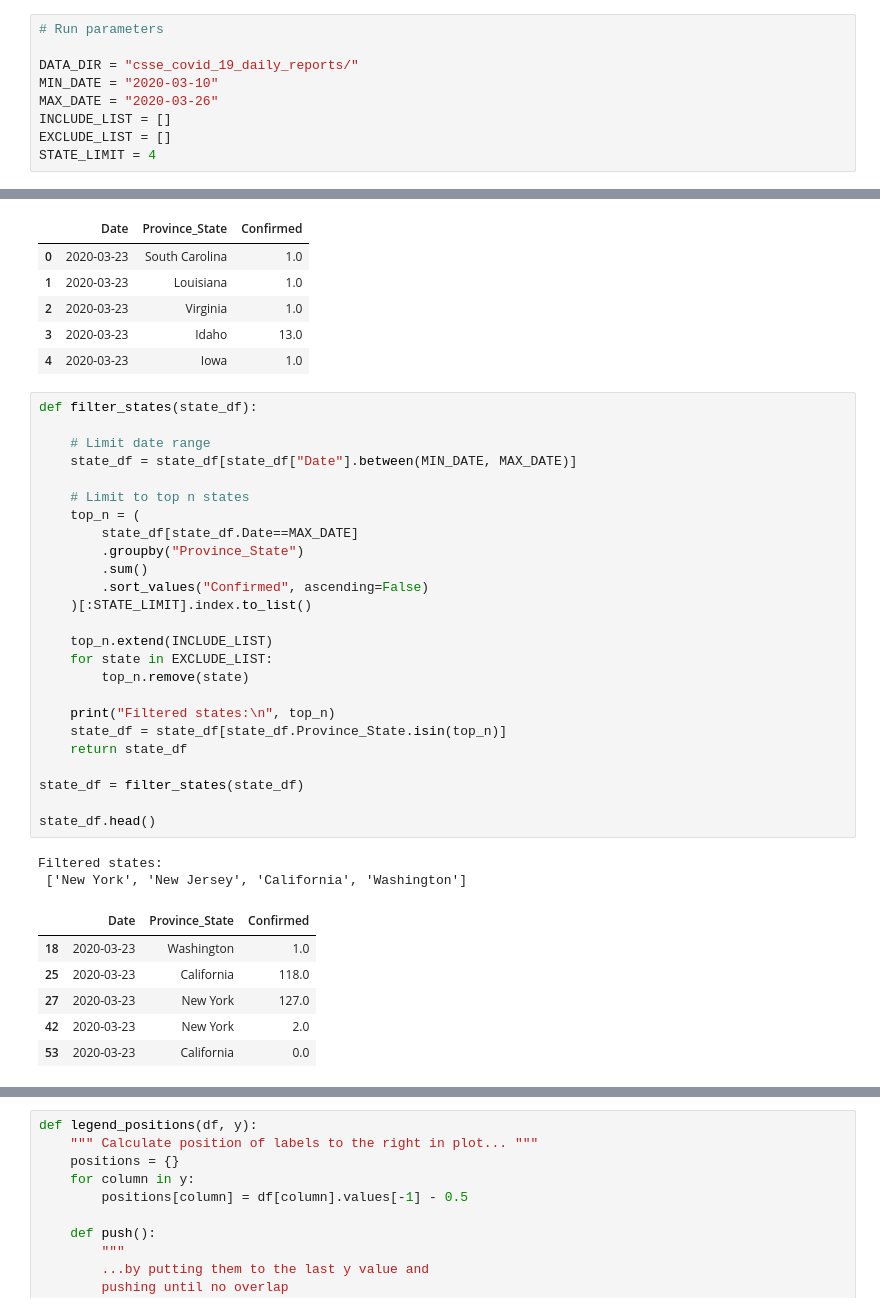
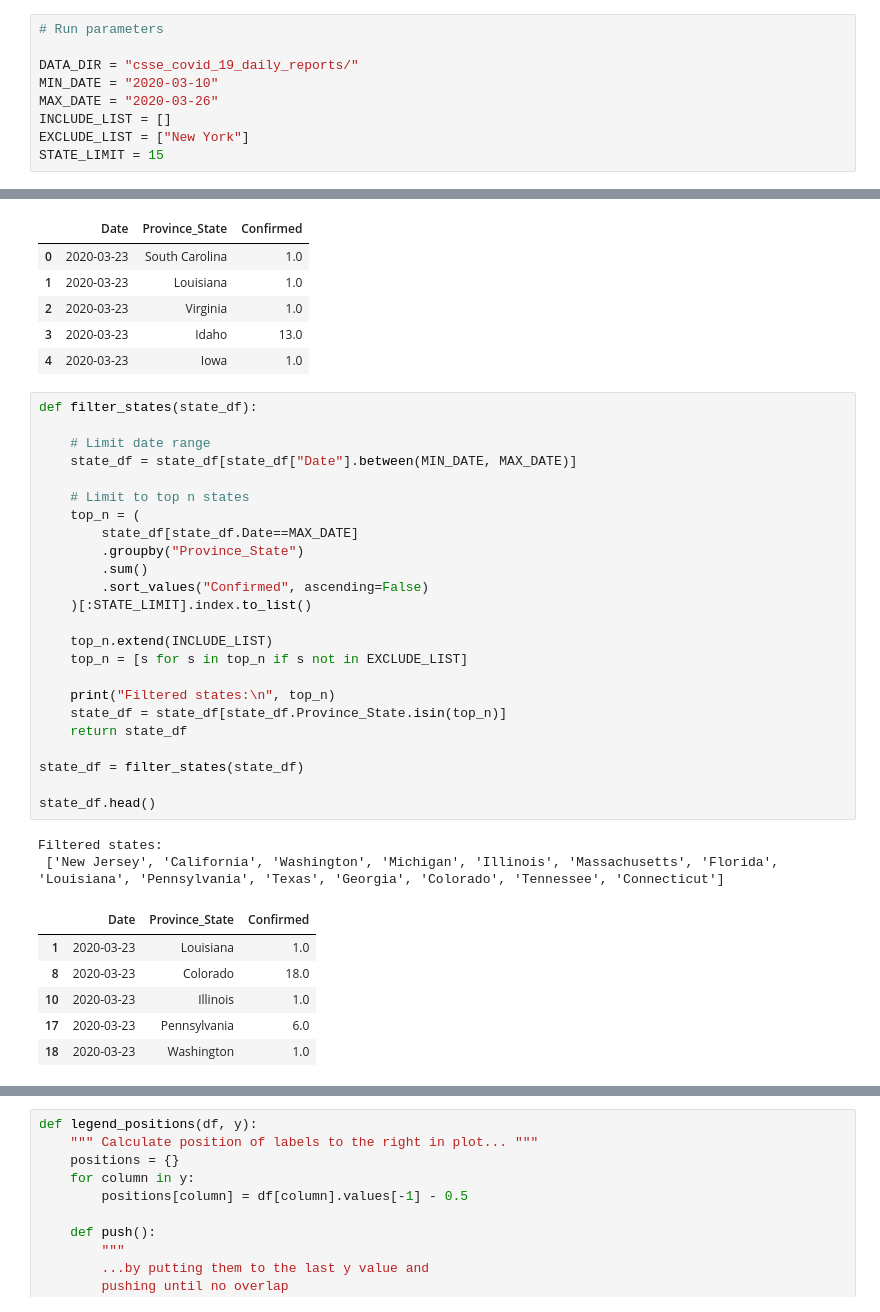
Before and after one commit to rdcolema/covid19-tracking, a Jupyter notebook: covid_by_state.ipynb, the cells around one changed output, grey strips where cells are left out. Saved outputs shown, nothing was run; the diff lists cells and outputs as text.

```diff
--- a/covid_by_state.ipynb
+++ b/covid_by_state.ipynb
@@ -25,8 +25,8 @@ DATA_DIR = "csse_covid_19_daily_reports/"
 MIN_DATE = "2020-03-10"
 MAX_DATE = "2020-03-26"
 INCLUDE_LIST = []
-EXCLUDE_LIST = []
-STATE_LIMIT = 4
+EXCLUDE_LIST = ["New York"]
+STATE_LIMIT = 15
 # %%
 # Data sample pre-3/22
 
@@ -121,37 +121,36 @@ Max Date: 2020-03-26 00:00:00
 # %%
 def filter_states(state_df):
 
     # Limit date range
     state_df = state_df[state_df["Date"].between(MIN_DATE, MAX_DATE)]
 
     # Limit to top n states
     top_n = (
         state_df[state_df.Date==MAX_DATE]
         .groupby("Province_State")
         .sum()
         .sort_values("Confirmed", ascending=False)
     )[:STATE_LIMIT].index.to_list()
 
     top_n.extend(INCLUDE_LIST)
-    for state in EXCLUDE_LIST:
-        top_n.remove(state)
+    top_n = [s for s in top_n if s not in EXCLUDE_LIST]
 
     print("Filtered states:\n", top_n)
     state_df = state_df[state_df.Province_State.isin(top_n)]
     return state_df
 
 state_df = filter_states(state_df)
 
 state_df.head()
 # %% [output]
 Filtered states:
- ['New York', 'New Jersey', 'California', 'Washington']
+ ['New Jersey', 'California', 'Washington', 'Michigan', 'Illinois', 'Massachusetts', 'Florida', 'Louisiana', 'Pennsylvania', 'Texas', 'Georgia', 'Colorado', 'Tennessee', 'Connecticut']
 |  | Date | Province_State | Confirmed |
+| 1 | 2020-03-23 | Louisiana | 1.0 |
+| 8 | 2020-03-23 | Colorado | 18.0 |
+| 10 | 2020-03-23 | Illinois | 1.0 |
+| 17 | 2020-03-23 | Pennsylvania | 6.0 |
 | 18 | 2020-03-23 | Washington | 1.0 |
-| 25 | 2020-03-23 | California | 118.0 |
-| 27 | 2020-03-23 | New York | 127.0 |
-| 42 | 2020-03-23 | New York | 2.0 |
-| 53 | 2020-03-23 | California | 0.0 |
 # %%
 def build_cumulative_df(state_df):
 
```
Also changed, not shown: parts of 2 cells of this notebook.
